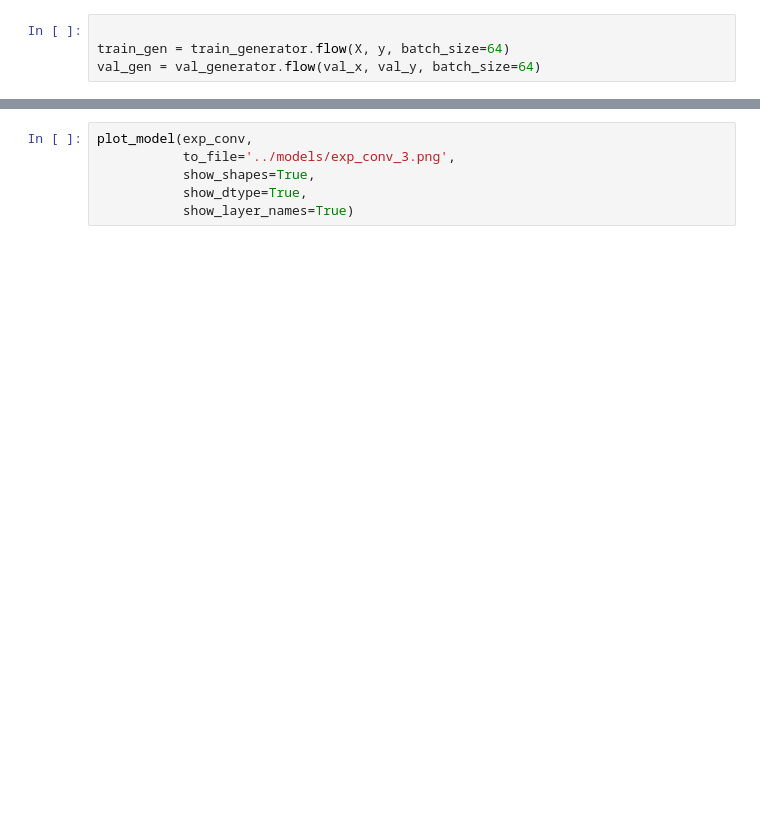
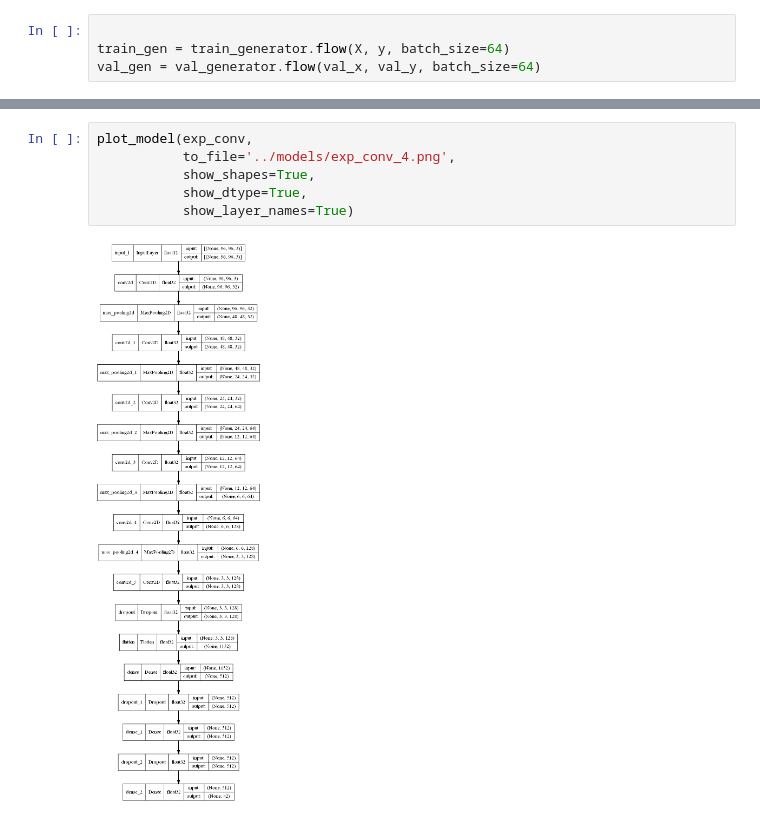
Before and after one commit to ashen007/Identify-Diseases-in-Crops-leaf, a Jupyter notebook: models/exp conv_2.ipynb, the cells around one changed output, grey strips where cells are left out. Cells and saved outputs as stored; diff of their text form; blank space fills up the shorter version.

```diff
--- a/models/exp conv_2.ipynb
+++ b/models/exp conv_2.ipynb
@@ -104,7 +135,9 @@ exp_conv.summary()
 # %%
 plot_model(exp_conv,
-           to_file='../models/exp_conv_3.png',
+           to_file='../models/exp_conv_4.png',
            show_shapes=True,
            show_dtype=True,
            show_layer_names=True)
+# %% [output]
+[figure, added]
 # %%
```
Also changed, not shown: parts of 10 cells of this notebook, 6 other files.
